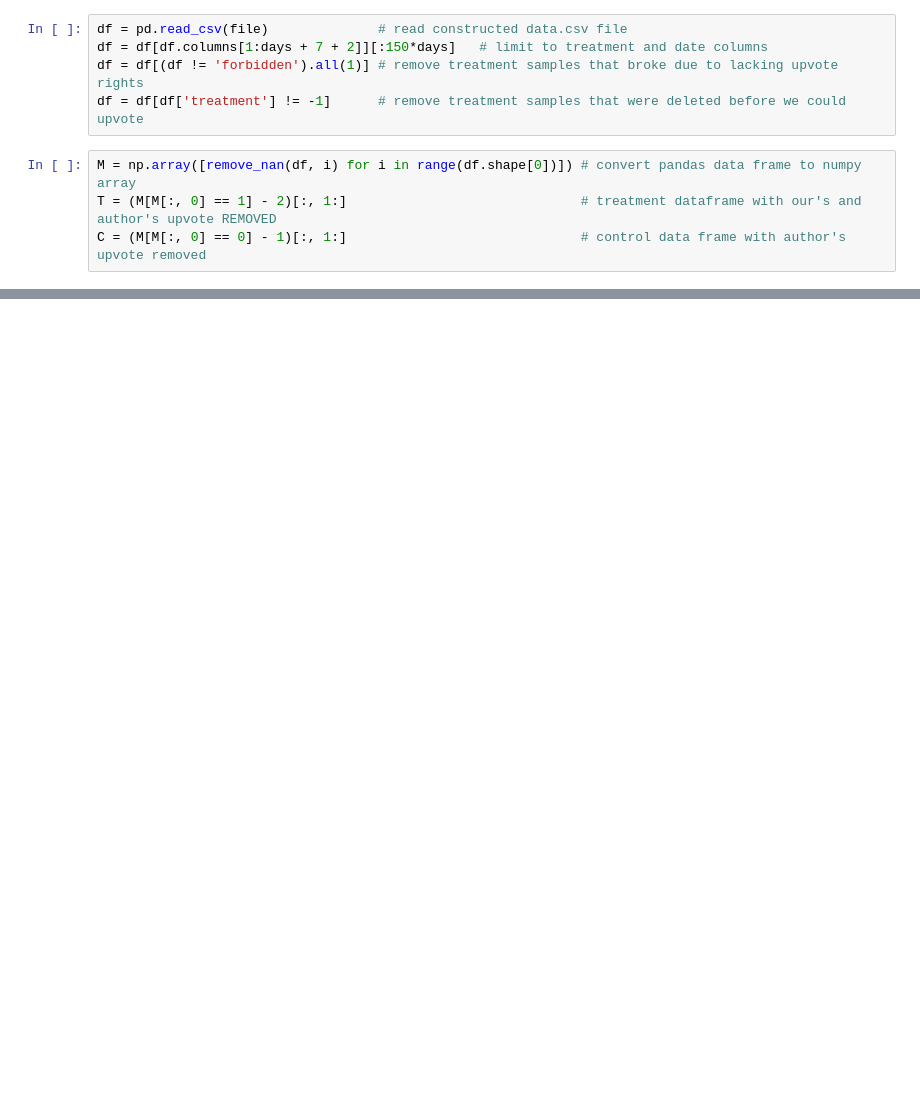
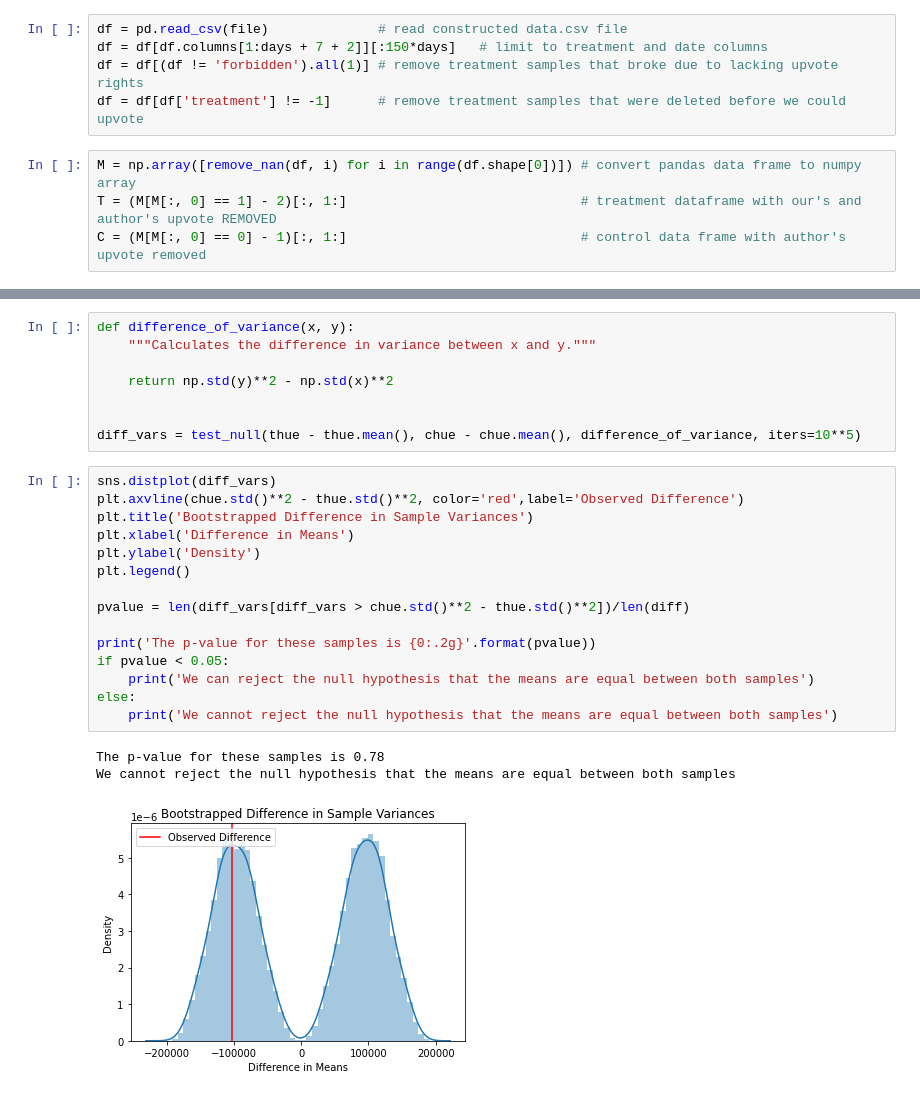
Before and after one commit to syrkis/reddedit, a Jupyter notebook: analysis.ipynb, the cells around one changed output, grey strips where cells are left out. Drawn from its saved outputs; the diff is of its cells as text; blank space fills up the shorter version.

```diff
--- a/analysis.ipynb
+++ b/analysis.ipynb
@@ -46,0 +149,27 @@ for p_val, thresh in zip(p_vals, threshs):           # loop through threshs
+# %%
+def difference_of_variance(x, y):
+    """Calculates the difference in variance between x and y."""
+
+    return np.std(y)**2 - np.std(x)**2
+
+
+diff_vars = test_null(thue - thue.mean(), chue - chue.mean(), difference_of_variance, iters=10**5)
+# %%
+sns.distplot(diff_vars)
+plt.axvline(chue.std()**2 - thue.std()**2, color='red',label='Observed Difference')
+plt.title('Bootstrapped Difference in Sample Variances')
+plt.xlabel('Difference in Means')
+plt.ylabel('Density')
+plt.legend()
+
+pvalue = len(diff_vars[diff_vars > chue.std()**2 - thue.std()**2])/len(diff)
+
+print('The p-value for these samples is {0:.2g}'.format(pvalue))
+if pvalue < 0.05:
+    print('We can reject the null hypothesis that the means are equal between both samples')
+else:
+    print('We cannot reject the null hypothesis that the means are equal between both samples')
+# %% [output]
+The p-value for these samples is 0.78
+We cannot reject the null hypothesis that the means are equal between both samples
+[figure, added]
```
Also changed, not shown: parts of 16 cells of this notebook.
